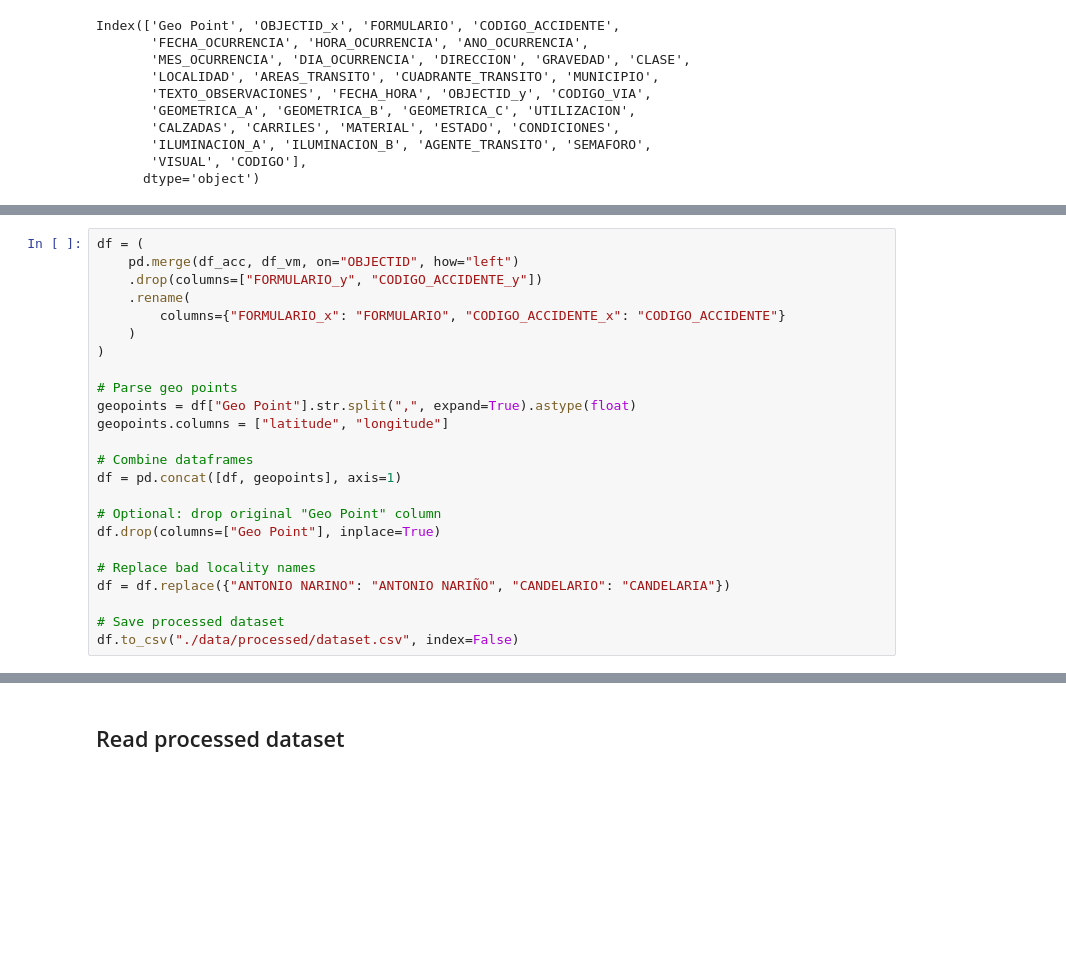
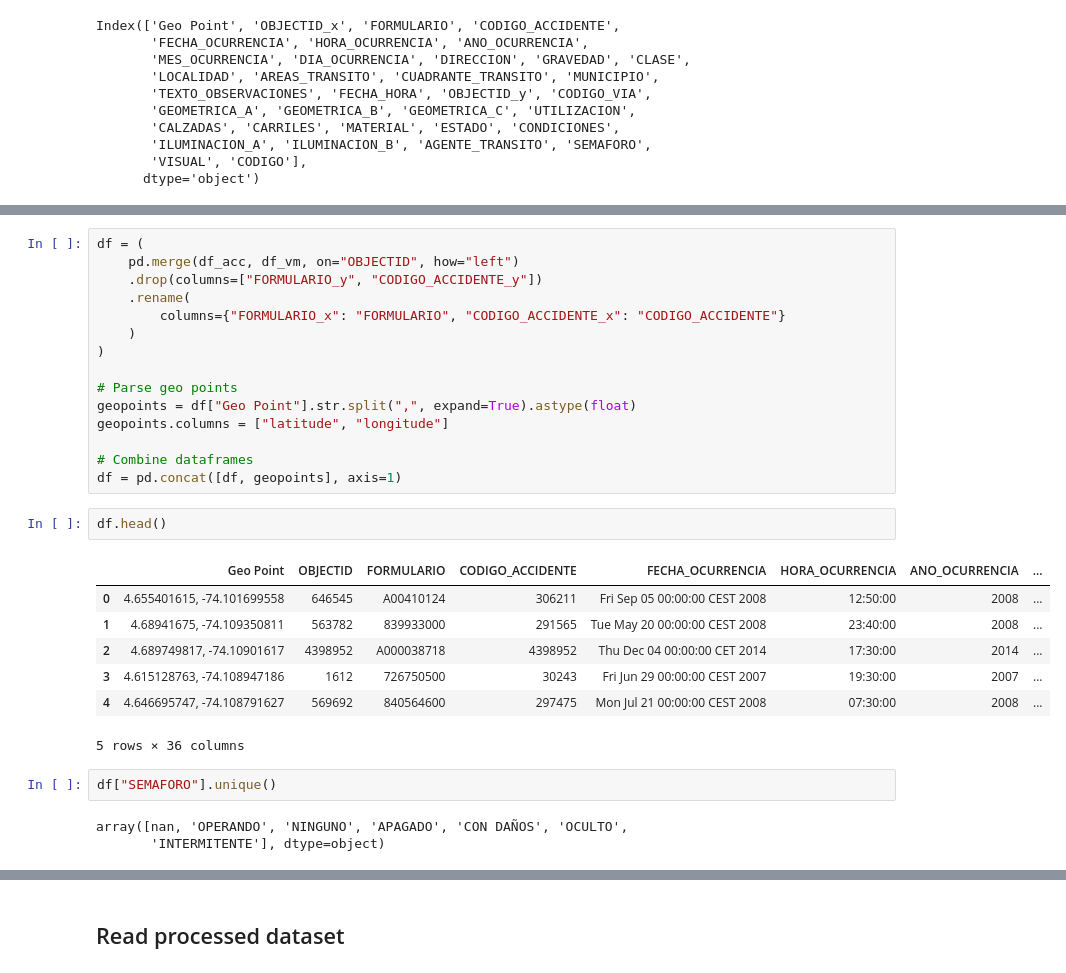
Before and after one commit to dosquisd/AccidentalRiskAnalysis, a Jupyter notebook: src/002_join_data.ipynb, the cells around one changed output, grey strips where cells are left out. Drawn from its saved outputs; the diff is of its cells as text; blank space fills up the shorter version.

Commit message:
feat: improve dataset cleaning

```diff
--- a/src/002_join_data.ipynb
+++ b/src/002_join_data.ipynb
@@ -117,12 +122,18 @@ geopoints.columns = ["latitude", "longitude"]
 
 # Combine dataframes
 df = pd.concat([df, geopoints], axis=1)
-
-# Optional: drop original "Geo Point" column
-df.drop(columns=["Geo Point"], inplace=True)
-
-# Replace bad locality names
-df = df.replace({"ANTONIO NARINO": "ANTONIO NARIÑO", "CANDELARIO": "CANDELARIA"})
-
-# Save processed dataset
-df.to_csv("./data/processed/dataset.csv", index=False)
+# %%
+df.head()
+# %% [output]
+|  | Geo Point | OBJECTID | FORMULARIO | CODIGO_ACCIDENTE | FECHA_OCURRENCIA | HORA_OCURRENCIA | ANO_OCURRENCIA | ... |
+| 0 | 4.655401615, -74.101699558 | 646545 | A00410124 | 306211 | Fri Sep 05 00:00:00 CEST 2008 | 12:50:00 | 2008 | ... |
+| 1 | 4.68941675, -74.109350811 | 563782 | 839933000 | 291565 | Tue May 20 00:00:00 CEST 2008 | 23:40:00 | 2008 | ... |
+| 2 | 4.689749817, -74.10901617 | 4398952 | A000038718 | 4398952 | Thu Dec 04 00:00:00 CET 2014 | 17:30:00 | 2014 | ... |
+| 3 | 4.615128763, -74.108947186 | 1612 | 726750500 | 30243 | Fri Jun 29 00:00:00 CEST 2007 | 19:30:00 | 2007 | ... |
+| 4 | 4.646695747, -74.108791627 | 569692 | 840564600 | 297475 | Mon Jul 21 00:00:00 CEST 2008 | 07:30:00 | 2008 | ... |
+5 rows × 36 columns
+# %%
+df["SEMAFORO"].unique()
+# %% [output]
+array([nan, 'OPERANDO', 'NINGUNO', 'APAGADO', 'CON DAÑOS', 'OCULTO',
+       'INTERMITENTE'], dtype=object)
```
Also changed, not shown: parts of 18 cells of this notebook, 1 other file.
